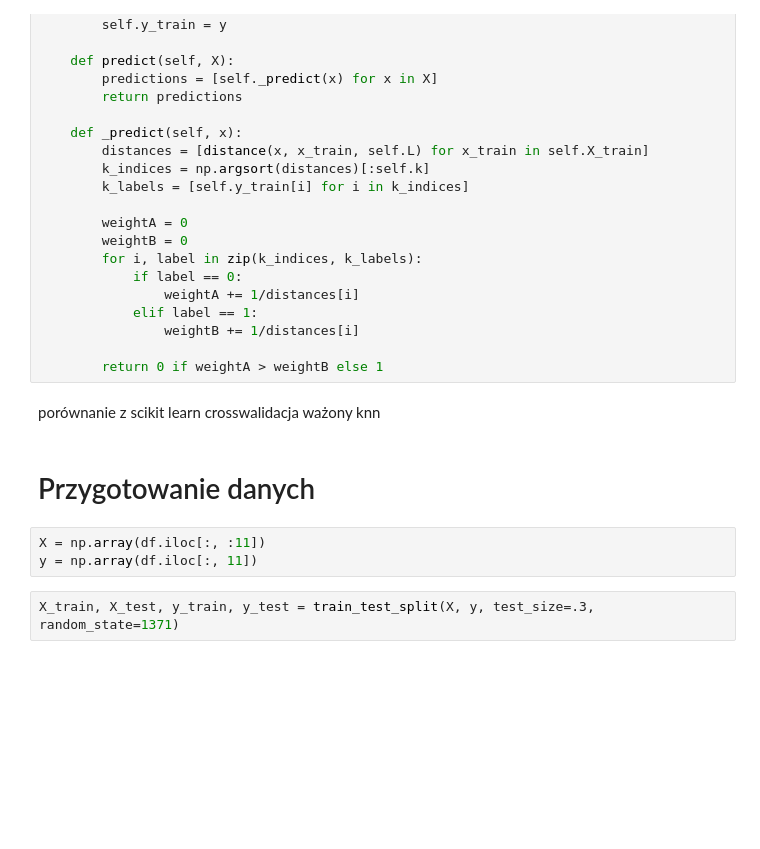
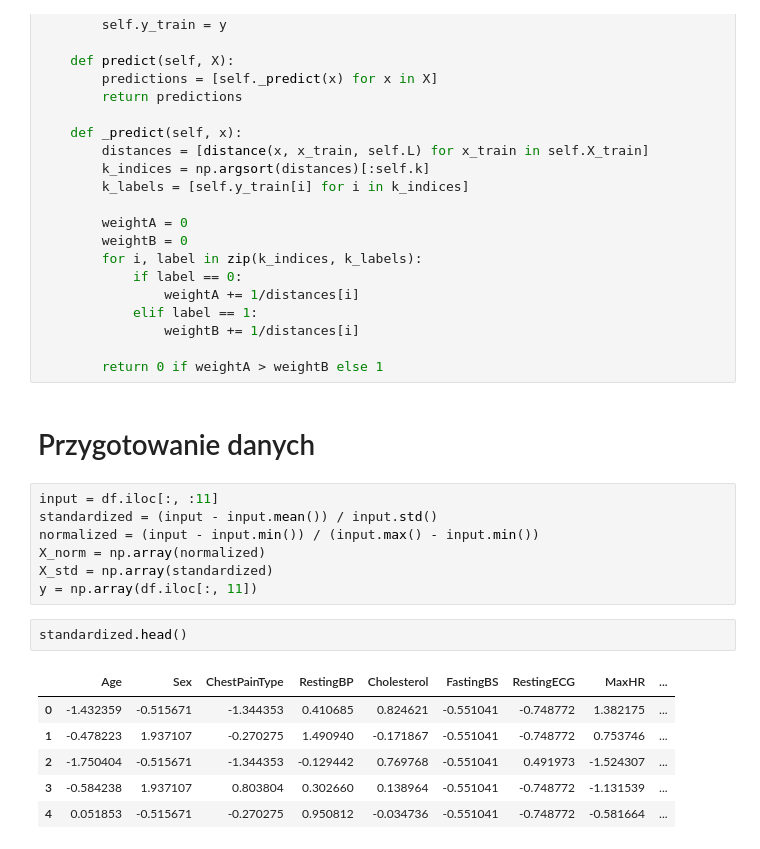
Before and after one commit to adriansobecki/AlgorytmyWspomaganiaDecyzji, a Jupyter notebook: script.ipynb, the cells around one changed output. Saved outputs shown, nothing was run; the diff lists cells and outputs as text; blank space fills up the shorter version.

```diff
--- a/script.ipynb
+++ b/script.ipynb
@@ -246,14 +246,21 @@ class Weighted_KNN:
                 weightB += 1/distances[i]
 
         return 0 if weightA > weightB else 1
-# %% [markdown]
-porównanie z scikit learn
-crosswalidacja
-ważony knn
 # %% [markdown]
 # Przygotowanie danych
 # %%
-X = np.array(df.iloc[:, :11])
+input = df.iloc[:, :11]
+standardized = (input - input.mean()) / input.std()
+normalized = (input - input.min()) / (input.max() - input.min())
+X_norm = np.array(normalized)
+X_std = np.array(standardized)
 y = np.array(df.iloc[:, 11])
-# %%
-X_train, X_test, y_train, y_test = train_test_split(X, y, test_size=.3, random_state=1371)
+# %%
+standardized.head()
+# %% [output]
+|  | Age | Sex | ChestPainType | RestingBP | Cholesterol | FastingBS | RestingECG | MaxHR | ... |
+| 0 | -1.432359 | -0.515671 | -1.344353 | 0.410685 | 0.824621 | -0.551041 | -0.748772 | 1.382175 | ... |
+| 1 | -0.478223 | 1.937107 | -0.270275 | 1.490940 | -0.171867 | -0.551041 | -0.748772 | 0.753746 | ... |
+| 2 | -1.750404 | -0.515671 | -1.344353 | -0.129442 | 0.769768 | -0.551041 | 0.491973 | -1.524307 | ... |
+| 3 | -0.584238 | 1.937107 | 0.803804 | 0.302660 | 0.138964 | -0.551041 | -0.748772 | -1.131539 | ... |
+| 4 | 0.051853 | -0.515671 | -0.270275 | 0.950812 | -0.034736 | -0.551041 | -0.748772 | -0.581664 | ... |
```
Also changed, not shown: parts of 9 cells of this notebook.
